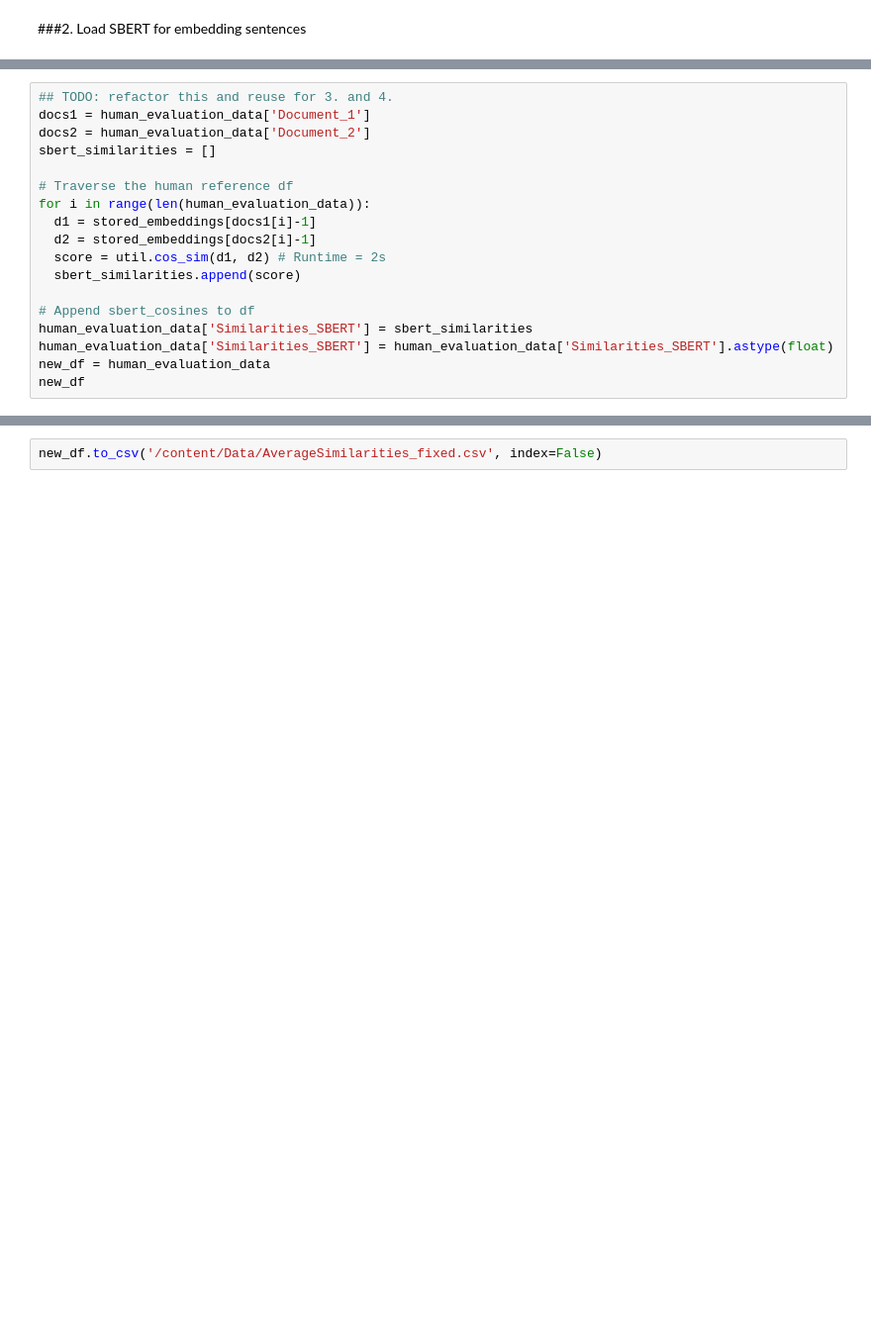
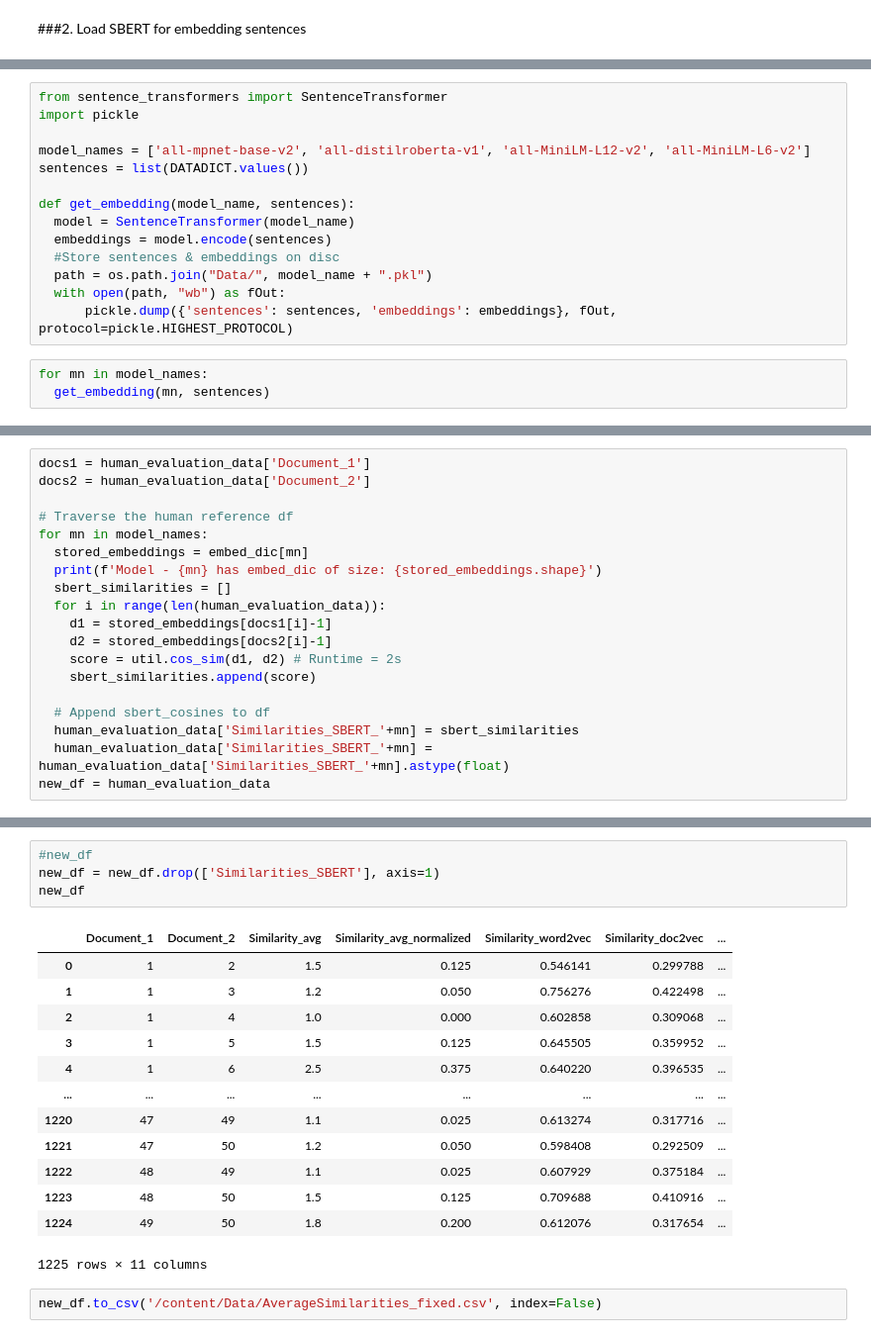
Before and after one commit to mariiabogdanova/SNLP-project, a Jupyter notebook: sbert.ipynb, the cells around one changed output, grey strips where cells are left out. Shown at 99% size. Cells and saved outputs as stored; diff of their text form; blank space fills up the shorter version.

```diff
--- a/sbert.ipynb
+++ b/sbert.ipynb
@@ -151 +165,18 @@ embeddings = model.encode(sentences)
+# %%
+from sentence_transformers import SentenceTransformer
+import pickle
+
+model_names = ['all-mpnet-base-v2', 'all-distilroberta-v1', 'all-MiniLM-L12-v2', 'all-MiniLM-L6-v2']
+sentences = list(DATADICT.values())
+
+def get_embedding(model_name, sentences):
+  model = SentenceTransformer(model_name)
+  embeddings = model.encode(sentences)
+  #Store sentences & embeddings on disc
+  path = os.path.join("Data/", model_name + ".pkl")
+  with open(path, "wb") as fOut:
+      pickle.dump({'sentences': sentences, 'embeddings': embeddings}, fOut, protocol=pickle.HIGHEST_PROTOCOL)
+# %%
+for mn in model_names:
+  get_embedding(mn, sentences)
 # %%
@@ -226,19 +249,20 @@ human_evaluation_data.head(10)
 # %%
-## TODO: refactor this and reuse for 3. and 4.
 docs1 = human_evaluation_data['Document_1']
 docs2 = human_evaluation_data['Document_2']
-sbert_similarities = []
 
 # Traverse the human reference df
-for i in range(len(human_evaluation_data)):
-  d1 = stored_embeddings[docs1[i]-1]
-  d2 = stored_embeddings[docs2[i]-1]
-  score = util.cos_sim(d1, d2) # Runtime = 2s
-  sbert_similarities.append(score)
+for mn in model_names:
+  stored_embeddings = embed_dic[mn]
+  print(f'Model - {mn} has embed_dic of size: {stored_embeddings.shape}')
+  sbert_similarities = []
+  for i in range(len(human_evaluation_data)):
+    d1 = stored_embeddings[docs1[i]-1]
+    d2 = stored_embeddings[docs2[i]-1]
+    score = util.cos_sim(d1, d2) # Runtime = 2s
+    sbert_similarities.append(score)
 
-# Append sbert_cosines to df
-human_evaluation_data['Similarities_SBERT'] = sbert_similarities
-human_evaluation_data['Similarities_SBERT'] = human_evaluation_data['Similarities_SBERT'].astype(float)
+  # Append sbert_cosines to df
+  human_evaluation_data['Similarities_SBERT_'+mn] = sbert_similarities
+  human_evaluation_data['Similarities_SBERT_'+mn] = human_evaluation_data['Similarities_SBERT_'+mn].astype(float)
 new_df = human_evaluation_data
-new_df
 # %% [output]
@@ -258,2 +273,20 @@ new_df
+# %%
+#new_df
+new_df = new_df.drop(['Similarities_SBERT'], axis=1)
+new_df
+# %% [output]
+|  | Document_1 | Document_2 | Similarity_avg | Similarity_avg_normalized | Similarity_word2vec | Similarity_doc2vec | ... |
+| 0 | 1 | 2 | 1.5 | 0.125 | 0.546141 | 0.299788 | ... |
+| 1 | 1 | 3 | 1.2 | 0.050 | 0.756276 | 0.422498 | ... |
+| 2 | 1 | 4 | 1.0 | 0.000 | 0.602858 | 0.309068 | ... |
+| 3 | 1 | 5 | 1.5 | 0.125 | 0.645505 | 0.359952 | ... |
+| 4 | 1 | 6 | 2.5 | 0.375 | 0.640220 | 0.396535 | ... |
+| ... | ... | ... | ... | ... | ... | ... | ... |
+| 1220 | 47 | 49 | 1.1 | 0.025 | 0.613274 | 0.317716 | ... |
+| 1221 | 47 | 50 | 1.2 | 0.050 | 0.598408 | 0.292509 | ... |
+| 1222 | 48 | 49 | 1.1 | 0.025 | 0.607929 | 0.375184 | ... |
+| 1223 | 48 | 50 | 1.5 | 0.125 | 0.709688 | 0.410916 | ... |
+| 1224 | 49 | 50 | 1.8 | 0.200 | 0.612076 | 0.317654 | ... |
+1225 rows × 11 columns
 # %%
 new_df.to_csv('/content/Data/AverageSimilarities_fixed.csv', index=False)
```
Also changed, not shown: parts of 19 cells of this notebook.
